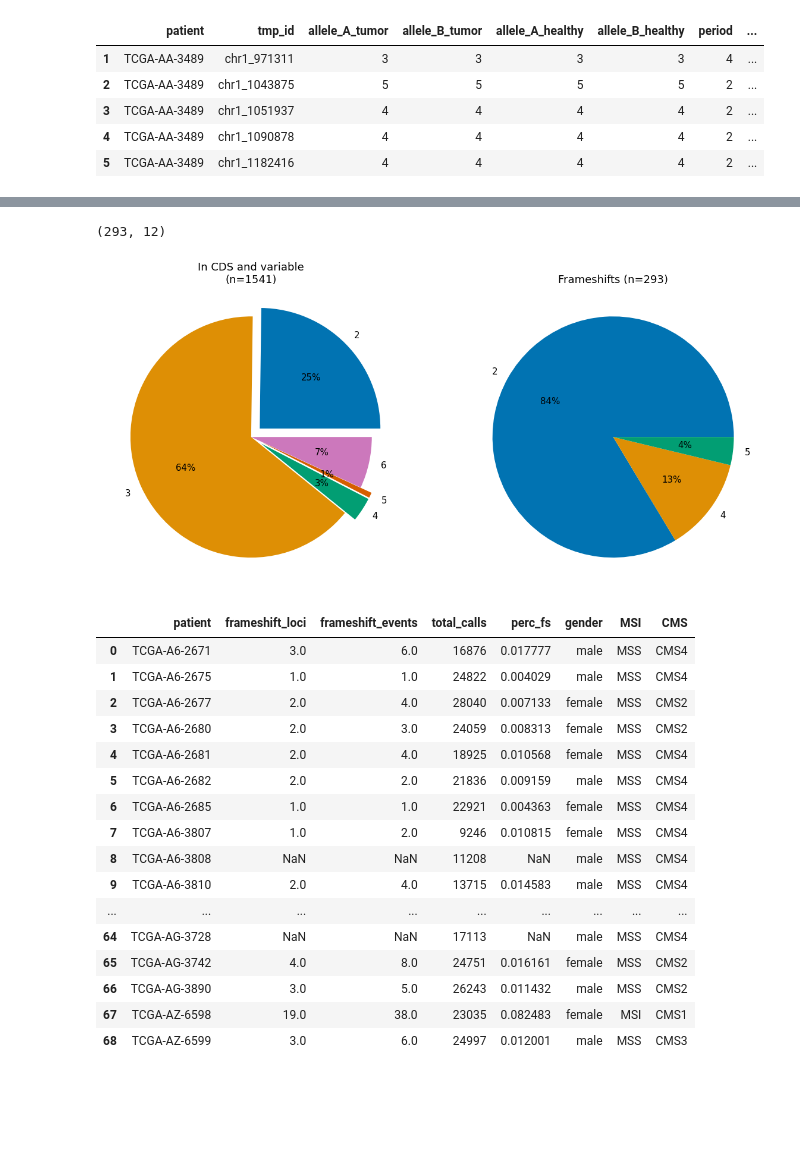
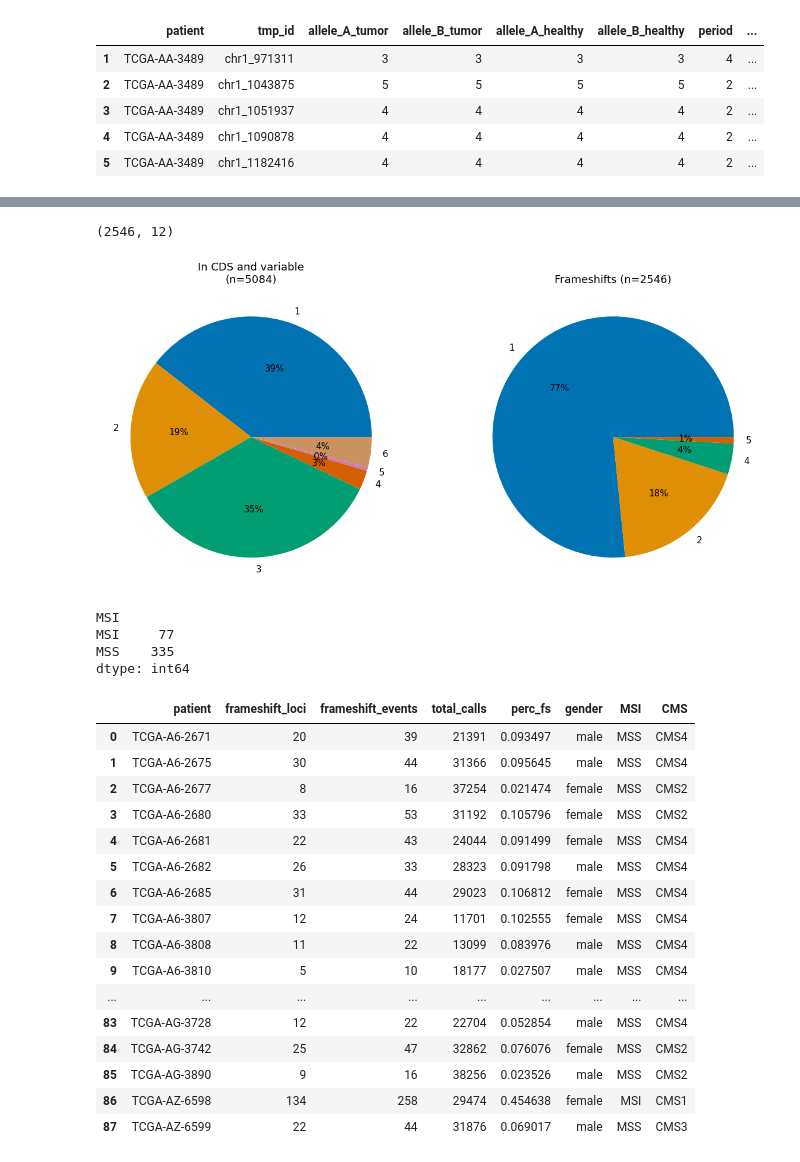
Before and after one commit to maverbiest/genotype_strs, a Jupyter notebook: scripts/analyse_variation/find_frameshifts.ipynb, the cells around one changed output, grey strips where cells are left out. Drawn from its saved outputs; the diff is of its cells as text; code cells hidden in the pictures; blank space fills up the shorter version.

```diff
--- a/scripts/analyse_variation/find_frameshifts.ipynb
+++ b/scripts/analyse_variation/find_frameshifts.ipynb
@@ -41,7 +46,7 @@ df_patient_variation[df_patient_variation["patient_len_diff"] > 0].head()
 df_patient_variation_filt = (
     df_patient_variation
         .merge(df_str_info, how="left", on="tmp_id", suffixes=(None, "_tmp"))
-        .query("not in_segdup and neighbour_type == 'no_neighbour' and period > 1")
+        .query("not in_segdup and neighbour_type == 'no_neighbour' and period > 0")
         .loc[:, df_patient_variation.columns]
 )
 
@@ -84,7 +90,7 @@ plt.show()
 df_patient_variation_filt = (
     df_patient_variation_filt
         .groupby('patient')
-        .filter(lambda x: len(x) >= 5000)
+        .filter(lambda x: len(x) > 5000)
         .reset_index()
 )
 
@@ -180,36 +186,43 @@ df_potential_fs.sort_values(by="patient_len_diff", ascending=False).head(n=50)
 # %%
 df_potential_fs[df_potential_fs["n_frameshifts"] > 0].shape
 # %% [output]
-(293, 12)
+(2546, 12)
 # %%
 plt.rc('font', size=15)
 fig, (ax1, ax2) = plt.subplots(1, 2, figsize=(20, 20))
 
 ax1.pie(
     df_potential_fs.groupby("period").size(),
-    explode=[0.1, 0, 0.1, 0.1, 0],
+    explode=[0, 0, 0, 0, 0, 0],
     labels=df_potential_fs.groupby("period").size().index,
-    colors=sns.color_palette('colorblind')[0:5],
+    colors=sns.color_palette('colorblind')[0:6],
     autopct='%.0f%%'
 )
 ax1.set(title=f"In CDS and variable\n(n={df_potential_fs.shape[0]})")
 
 ax2.pie(
     df_potential_fs[df_potential_fs["n_frameshifts"] > 0].groupby("period").size(),
     labels=df_potential_fs[df_potential_fs["n_frameshifts"] > 0].groupby("period").size().index,
-    colors=sns.color_palette('colorblind')[0:5],
+    colors=sns.color_palette('colorblind')[0:6],
     autopct='%.0f%%'
 )
 ax2.set(title=f"Frameshifts (n={df_potential_fs[df_potential_fs['n_frameshifts'] > 0].shape[0]})")
 
 plt.show()
 # %% [output]
-[figure, old version]
+[figure, new version]
 # %%
 df_clinical = pd.read_csv(
     "/Users/maxverbiest/PhD/projects/genotype_strs/data/clinical/oxana_tcga_clinical.csv",
 ).loc[:, ["case_submitter_id", "gender", "MSI", "CMS"]]
 df_clinical.columns = ["patient", "gender", "MSI", "CMS"]
+# %%
+df_clinical.groupby("MSI").size()
+# %% [output]
+MSI
+MSI     77
+MSS    335
+dtype: int64
 # %%
 df_fs = df_potential_fs[df_potential_fs["n_frameshifts"] > 0]
 
@@ -226,21 +239,21 @@ df_fs_summary = df_fs_summary.merge(df_clinical, how="left", on="patient")
 df_fs_summary
 # %% [output]
 |  | patient | frameshift_loci | frameshift_events | total_calls | perc_fs | gender | MSI | CMS |
-| 0 | TCGA-A6-2671 | 3.0 | 6.0 | 16876 | 0.017777 | male | MSS | CMS4 |
-| 1 | TCGA-A6-2675 | 1.0 | 1.0 | 24822 | 0.004029 | male | MSS | CMS4 |
-| 2 | TCGA-A6-2677 | 2.0 | 4.0 | 28040 | 0.007133 | female | MSS | CMS2 |
-| 3 | TCGA-A6-2680 | 2.0 | 3.0 | 24059 | 0.008313 | female | MSS | CMS2 |
-| 4 | TCGA-A6-2681 | 2.0 | 4.0 | 18925 | 0.010568 | female | MSS | CMS4 |
-| 5 | TCGA-A6-2682 | 2.0 | 2.0 | 21836 | 0.009159 | male | MSS | CMS4 |
-| 6 | TCGA-A6-2685 | 1.0 | 1.0 | 22921 | 0.004363 | female | MSS | CMS4 |
-| 7 | TCGA-A6-3807 | 1.0 | 2.0 | 9246 | 0.010815 | female | MSS | CMS4 |
-| 8 | TCGA-A6-3808 | NaN | NaN | 11208 | NaN | male | MSS | CMS4 |
-| 9 | TCGA-A6-3810 | 2.0 | 4.0 | 13715 | 0.014583 | male | MSS | CMS4 |
+| 0 | TCGA-A6-2671 | 20 | 39 | 21391 | 0.093497 | male | MSS | CMS4 |
+| 1 | TCGA-A6-2675 | 30 | 44 | 31366 | 0.095645 | male | MSS | CMS4 |
+| 2 | TCGA-A6-2677 | 8 | 16 | 37254 | 0.021474 | female | MSS | CMS2 |
+| 3 | TCGA-A6-2680 | 33 | 53 | 31192 | 0.105796 | female | MSS | CMS2 |
+| 4 | TCGA-A6-2681 | 22 | 43 | 24044 | 0.091499 | female | MSS | CMS4 |
+| 5 | TCGA-A6-2682 | 26 | 33 | 28323 | 0.091798 | male | MSS | CMS4 |
+| 6 | TCGA-A6-2685 | 31 | 44 | 29023 | 0.106812 | female | MSS | CMS4 |
+| 7 | TCGA-A6-3807 | 12 | 24 | 11701 | 0.102555 | female | MSS | CMS4 |
+| 8 | TCGA-A6-3808 | 11 | 22 | 13099 | 0.083976 | male | MSS | CMS4 |
+| 9 | TCGA-A6-3810 | 5 | 10 | 18177 | 0.027507 | male | MSS | CMS4 |
 | ... | ... | ... | ... | ... | ... | ... | ... | ... |
-| 64 | TCGA-AG-3728 | NaN | NaN | 17113 | NaN | male | MSS | CMS4 |
-| 65 | TCGA-AG-3742 | 4.0 | 8.0 | 24751 | 0.016161 | female | MSS | CMS2 |
-| 66 | TCGA-AG-3890 | 3.0 | 5.0 | 26243 | 0.011432 | male | MSS | CMS2 |
-| 67 | TCGA-AZ-6598 | 19.0 | 38.0 | 23035 | 0.082483 | female | MSI | CMS1 |
-| 68 | TCGA-AZ-6599 | 3.0 | 6.0 | 24997 | 0.012001 | male | MSS | CMS3 |
+| 83 | TCGA-AG-3728 | 12 | 22 | 22704 | 0.052854 | male | MSS | CMS4 |
+| 84 | TCGA-AG-3742 | 25 | 47 | 32862 | 0.076076 | female | MSS | CMS2 |
+| 85 | TCGA-AG-3890 | 9 | 16 | 38256 | 0.023526 | male | MSS | CMS2 |
+| 86 | TCGA-AZ-6598 | 134 | 258 | 29474 | 0.454638 | female | MSI | CMS1 |
+| 87 | TCGA-AZ-6599 | 22 | 44 | 31876 | 0.069017 | male | MSS | CMS3 |
 # %%
 df_fs_summary.groupby("MSI").describe().transpose()
```
Also changed, not shown: parts of 13 cells of this notebook, 2 other files.
